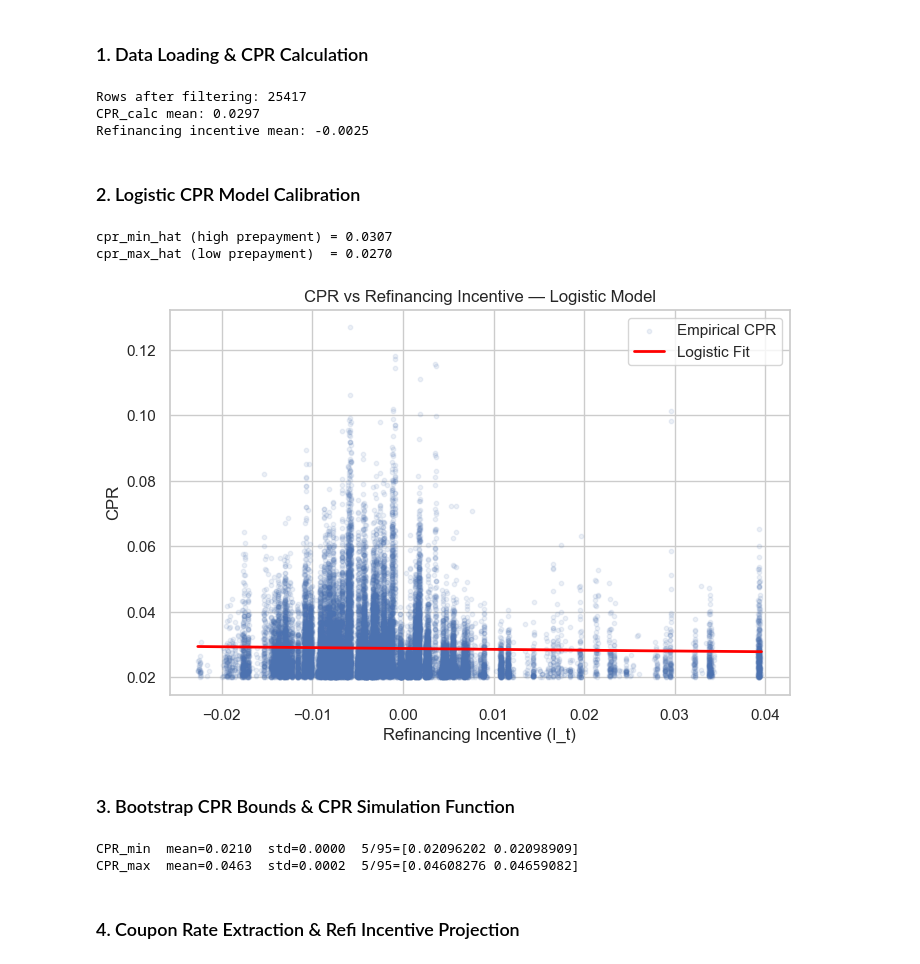
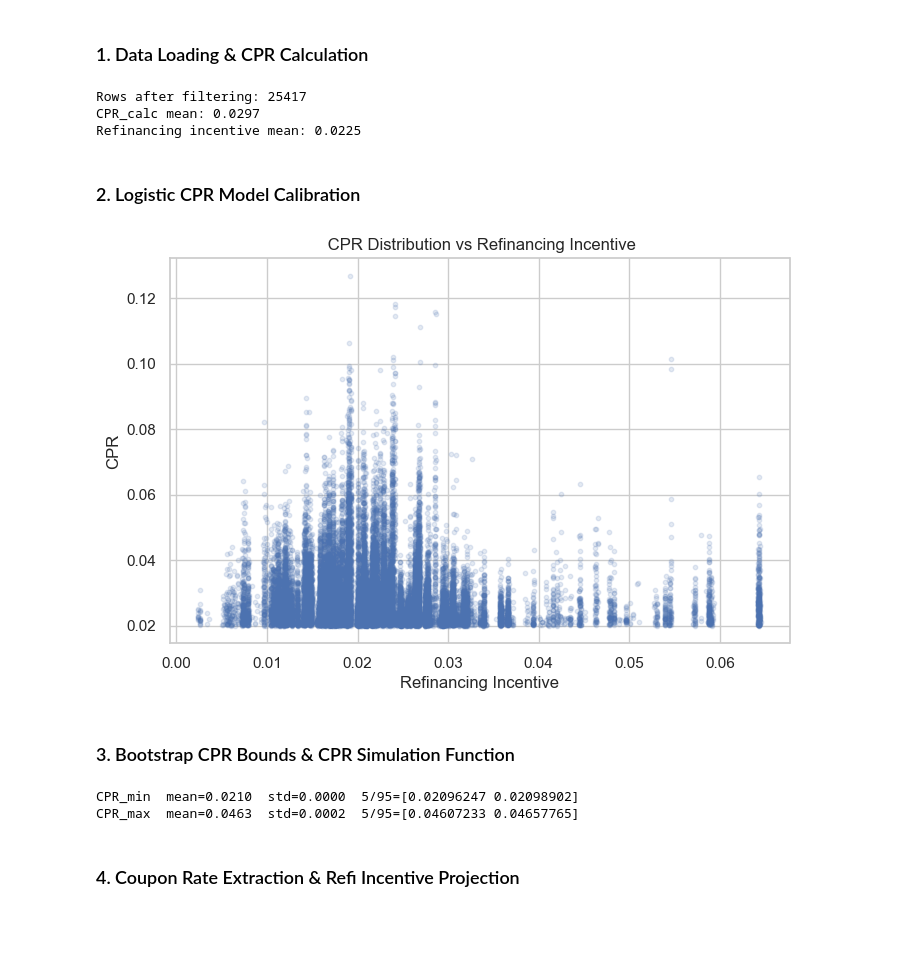
Before and after one commit to chloelinrq/STAT5030_Numerical_Methods_Group_Project, a Jupyter notebook: main.ipynb, the cells around one changed output. Saved outputs shown, nothing was run; the diff lists cells and outputs as text; code cells hidden in the pictures; blank space fills up the shorter version.

```diff
--- a/main.ipynb
+++ b/main.ipynb
@@ -754,8 +534,8 @@ df['CPR_calc'] = 1 - (1 - df['SMM_calc'])**12
 df['CPR_calc'] = winsorize(df['CPR_calc'], limits=[0.20, 0])
 df = df[df['CPR_calc'] >= 0.02].copy()
 
-# Compute refinancing incentive: I = WA coupon rate - benchmark rate (4.5%)
-df['refinancing incentive_calc'] = (df['Cohort WA Current Interest Rate'] / 100) - 0.045
+# Compute refinancing incentive: I = WA coupon rate - benchmark rate (6%)
+df['refinancing incentive_calc'] = (df['Cohort WA Current Interest Rate'] / 100) - 0.02
 
 print(f"Rows after filtering: {len(df)}")
 print(f"CPR_calc mean: {df['CPR_calc'].mean():.4f}")
@@ -763,54 +543,32 @@ print(f"Refinancing incentive mean: {df['refinancing incentive_calc'].mean():.4f
 # %% [output]
 Rows after filtering: 25417
 CPR_calc mean: 0.0297
-Refinancing incentive mean: -0.0025
+Refinancing incentive mean: 0.0225
 # %% [markdown]
 ### 2. Logistic CPR Model Calibration
 # %%
-# --- Model parameters ---
-k_hat    = 30    # steepness of logistic curve (from curve_fit convention)
-theta_hat = 0.0  # midpoint incentive
+# --- Empirical CPR vs Refinance Incentive ---
 
-def logistic_cpr(I, cpr_min, cpr_max):
-    return cpr_max + (cpr_min - cpr_max) / (1 + np.exp(k_hat * (I - theta_hat)))
+fit_df = df[['refinancing incentive_calc', 'CPR_calc']].dropna().copy()
 
-# Fit cpr_min and cpr_max to data
-fit_df = df[['refinancing incentive_calc', 'CPR_calc']].dropna().copy()
-x = fit_df['refinancing incentive_calc'].values
-y = fit_df['CPR_calc'].values
+# Data clean
+fit_df = fit_df[(fit_df['CPR_calc'] >= 0) & (fit_df['CPR_calc'] <= 1)]
 
-low  = df[df['refinancing incentive_calc'] <  0.0]['CPR_calc']
-high = df[df['refinancing incentive_calc'] > 0.02]['CPR_calc']
+sns.set(style="whitegrid")
 
-cpr_min_hat = low.mean()
-cpr_max_hat = high.mean()
-
-print(f"cpr_min_hat (high prepayment) = {cpr_min_hat:.4f}")
-print(f"cpr_max_hat (low prepayment)  = {cpr_max_hat:.4f}")
-
-
-df['CPR_model'] = logistic_cpr(df['refinancing incentive_calc'], cpr_min_hat, cpr_max_hat)
-df['SMM_model'] = 1 - (1 - df['CPR_model'])**(1/12)
-df['residual']  = df['CPR_calc'] - df['CPR_model']
-
-# Visualize fit
-sns.set(style="whitegrid")
 plt.figure(figsize=(8, 5))
-plt.scatter(df['refinancing incentive_calc'], df['CPR_calc'],
-            alpha=0.1, s=10, label='Empirical CPR')
-I_range = np.linspace(df['refinancing incentive_calc'].min(),
-                      df['refinancing incentive_calc'].max(), 300)
-plt.plot(I_range, logistic_cpr(I_range, cpr_min_hat, cpr_max_hat),
-         color='red', lw=2, label='Logistic Fit')
-plt.xlabel('Refinancing Incentive (I_t)')
+plt.scatter(
+    fit_df['refinancing incentive_calc'],
+    fit_df['CPR_calc'],
+    alpha=0.15,
+    s=10
+)
+plt.xlabel('Refinancing Incentive')
 plt.ylabel('CPR')
-plt.title('CPR vs Refinancing Incentive — Logistic Model')
-plt.legend()
+plt.title(' CPR Distribution vs Refinancing Incentive')
 plt.show()
 # %% [output]
-cpr_min_hat (high prepayment) = 0.0307
-cpr_max_hat (low prepayment)  = 0.0270
-[figure, old version]
+[figure, new version]
 # %% [markdown]
 ### 3. Bootstrap CPR Bounds & CPR Simulation Function
 # %%
@@ -854,8 +612,8 @@ print(f"CPR_max  mean={maxs.mean():.4f}  std={maxs.std():.4f}  5/95={np.percenti
 cpr_min = mins.mean()
 cpr_max = maxs.mean()
 # %% [output]
-CPR_min  mean=0.0210  std=0.0000  5/95=[0.02096202 0.02098909]
-CPR_max  mean=0.0463  std=0.0002  5/95=[0.04608276 0.04659082]
+CPR_min  mean=0.0210  std=0.0000  5/95=[0.02096247 0.02098902]
+CPR_max  mean=0.0463  std=0.0002  5/95=[0.04607233 0.04657765]
 # %% [markdown]
 ### 4. Coupon Rate Extraction & Refi Incentive Projection
 # %%
```
Also changed, not shown: parts of 24 cells of this notebook.
